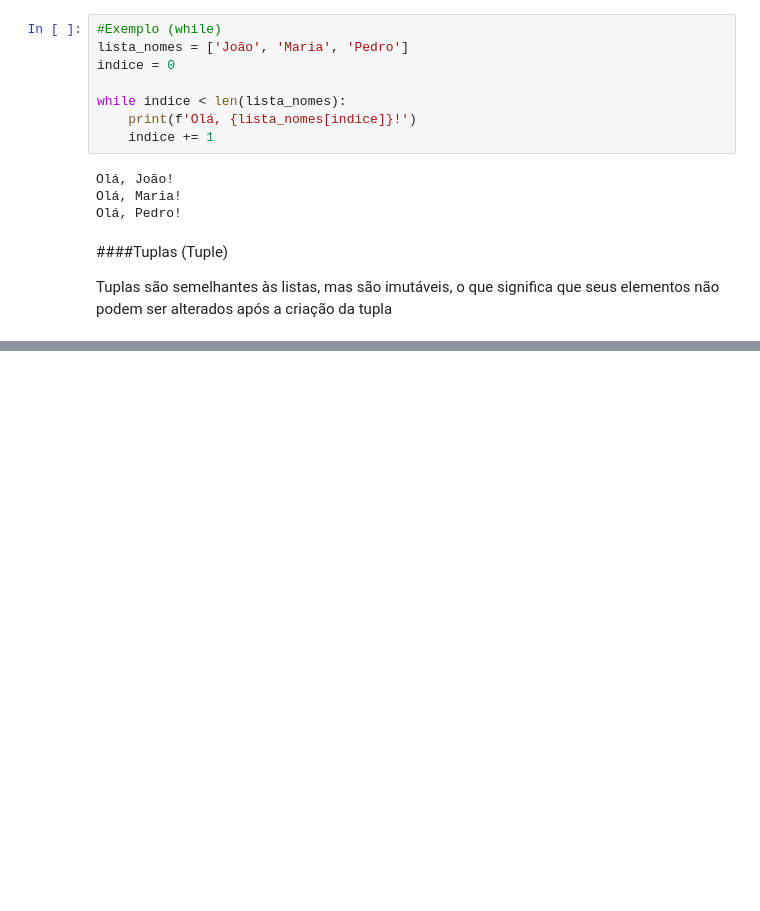
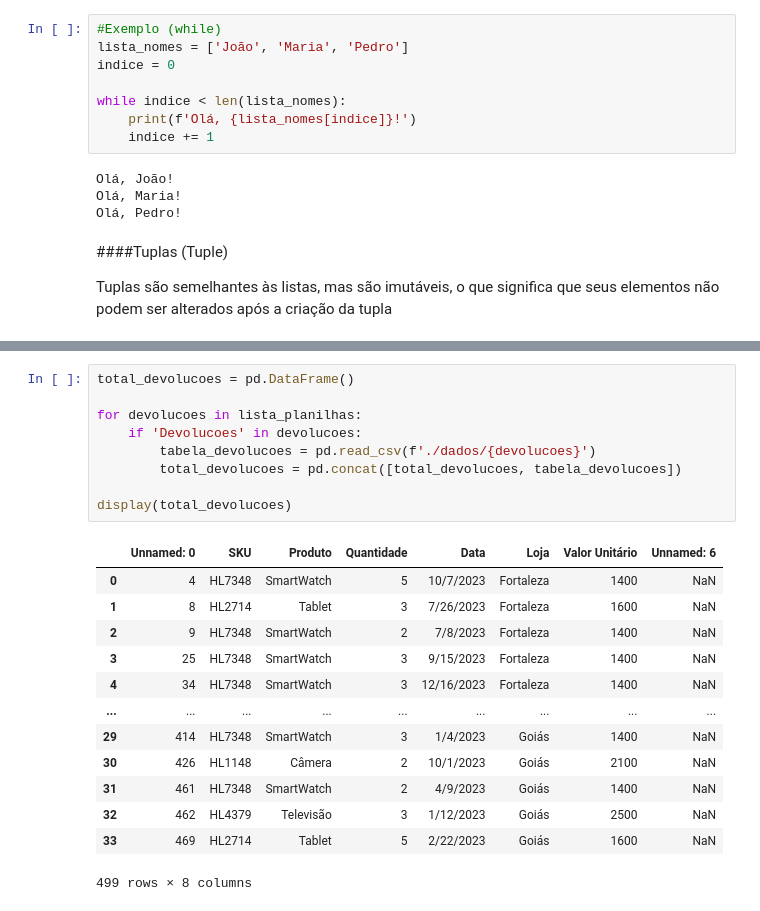
Before and after one commit to leandroclv/python_data_science, a Jupyter notebook: projeto_2/projeto_2.ipynb, the cells around one changed output, grey strips where cells are left out. Saved outputs shown, nothing was run; the diff lists cells and outputs as text; blank space fills up the shorter version.

```diff
--- a/projeto_2/projeto_2.ipynb
+++ b/projeto_2/projeto_2.ipynb
@@ -114,0 +445,23 @@ Tuplas são semelhantes às listas, mas são imutáveis, o que significa que seu
+# %%
+total_devolucoes = pd.DataFrame()
+
+for devolucoes in lista_planilhas:
+    if 'Devolucoes' in devolucoes:
+        tabela_devolucoes = pd.read_csv(f'./dados/{devolucoes}')
+        total_devolucoes = pd.concat([total_devolucoes, tabela_devolucoes])
+
+display(total_devolucoes)
+# %% [output]
+|  | Unnamed: 0 | SKU | Produto | Quantidade | Data | Loja | Valor Unitário | Unnamed: 6 |
+| 0 | 4 | HL7348 | SmartWatch | 5 | 10/7/2023 | Fortaleza | 1400 | NaN |
+| 1 | 8 | HL2714 | Tablet | 3 | 7/26/2023 | Fortaleza | 1600 | NaN |
+| 2 | 9 | HL7348 | SmartWatch | 2 | 7/8/2023 | Fortaleza | 1400 | NaN |
+| 3 | 25 | HL7348 | SmartWatch | 3 | 9/15/2023 | Fortaleza | 1400 | NaN |
+| 4 | 34 | HL7348 | SmartWatch | 3 | 12/16/2023 | Fortaleza | 1400 | NaN |
+| ... | ... | ... | ... | ... | ... | ... | ... | ... |
+| 29 | 414 | HL7348 | SmartWatch | 3 | 1/4/2023 | Goiás | 1400 | NaN |
+| 30 | 426 | HL1148 | Câmera | 2 | 10/1/2023 | Goiás | 2100 | NaN |
+| 31 | 461 | HL7348 | SmartWatch | 2 | 4/9/2023 | Goiás | 1400 | NaN |
+| 32 | 462 | HL4379 | Televisão | 3 | 1/12/2023 | Goiás | 2500 | NaN |
+| 33 | 469 | HL2714 | Tablet | 5 | 2/22/2023 | Goiás | 1600 | NaN |
+499 rows × 8 columns
```
Also changed, not shown: parts of 32 cells of this notebook.
